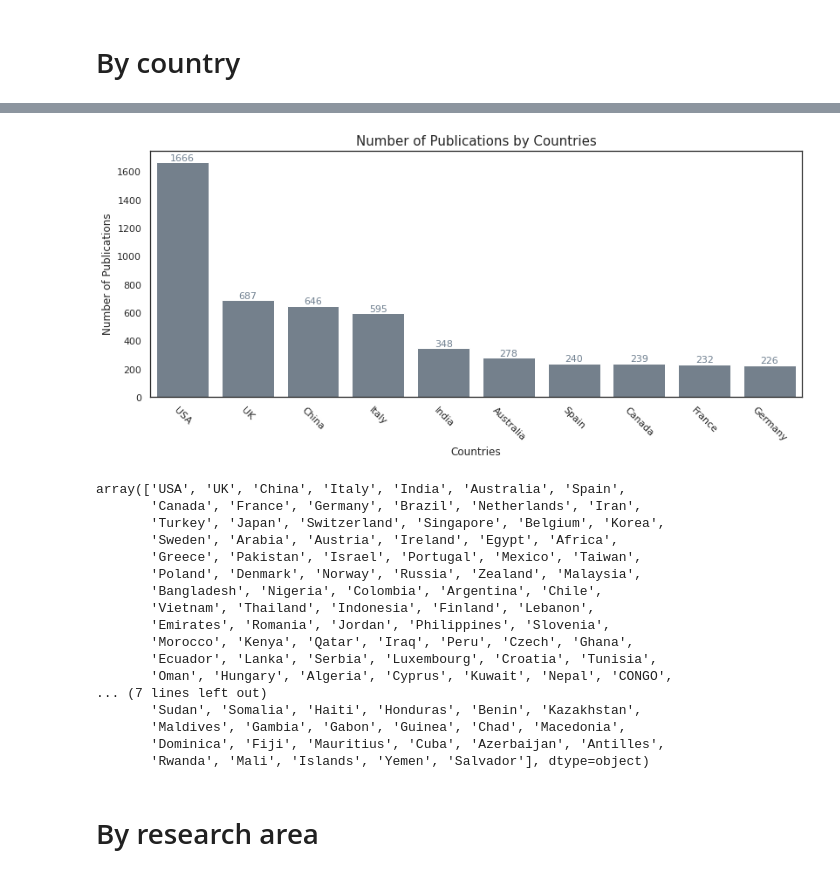
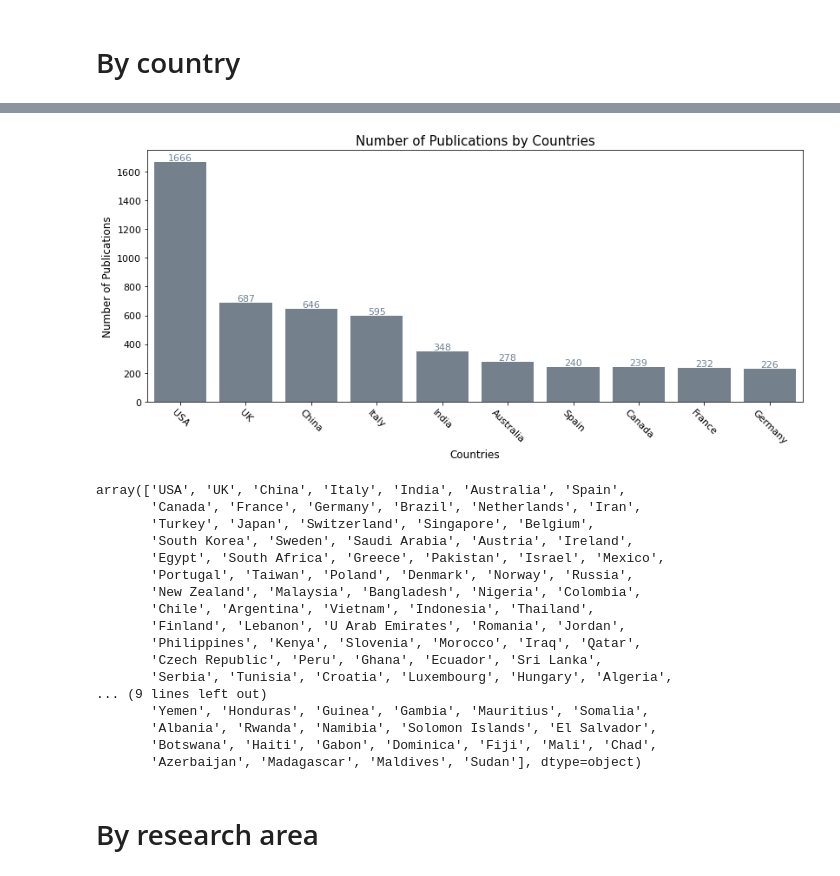
Before and after one commit to schneeboat/ana_2020, a Jupyter notebook: bibliographic_cov19_2020.ipynb, the cells around one changed output, grey strips where cells are left out. Saved outputs shown, nothing was run; the diff lists cells and outputs as text; code cells hidden in the pictures.

```diff
--- a/bibliographic_cov19_2020.ipynb
+++ b/bibliographic_cov19_2020.ipynb
@@ -178,3 +178,31 @@ set([i for j in data_inst.C1 for i in j])
  ...}
 # %% [markdown]
 # By country
+# %%
+data_country = data[['C1']].dropna()
+data_country.C1 = data_country.C1.apply(lambda x: re.sub(r"\[(.*?)\] ", "", x).split('; ')).to_list()
+
+data_country['country']=[list(set(i)) for i in [[j.split(', ')[-1] for j in i] for i in data_country.C1]]
+
+def replace(string):
+  if 'USA' in string:
+    return 'USA'
+  elif 'North Ireland' in string:
+    return 'UK'
+  elif 'Wales' in string:
+    return 'UK'
+  elif 'Scotland' in string:
+    return 'UK'
+  elif 'England' in string:
+    return 'UK'
+  elif 'P. R. China' in string:
+    return 'China'
+  elif 'Peoples R China' in string:
+    return 'China'
+
+  else:
+    return string
+
+data_country['replace'] = [[replace(i) for i in j] for j in data_country['country']]
+data_country['replace'] = [list(set(i)) for i in data_country['replace']]
+data_country['replace']
@@ -181,48 +222,44 @@ set([i for j in data_inst.C1 for i in j])
 # %%
-data_country = data[['C1']].dropna()
-data_country.C1 = data_country.C1.apply(lambda x: re.sub(r"\[(.*?)\] ", "", x).split('; ')).to_list()
-country_replace = [[i.replace('North Ireland', 'UK').replace('Wales','UK').replace('Scotland', 'UK').replace('England', 'UK').replace('Czech Republic','Czech')
-                          for i in x] for x in data_country.C1]
-data_country['country']=[list(set(i)) for i in [[j.split()[-1] for j in i] for i in country_replace]]
-data_country_all = data_country.explode('country')['country'].value_counts().rename_axis('Countries').reset_index(name='Count')
+data_country_all = data_country.explode('replace')['replace'].value_counts().rename_axis('Countries').reset_index(name='Count')
 data_country_10 = data_country_all[0:10]
+
 
 plt.figure(figsize=(11.5,5.5))
 g=sns.barplot(x=data_country_10.Countries, y=data_country_10.Count, color='slategrey')
 plt.xlabel('Countries',fontsize=12)
 plt.ylabel('Number of Publications',fontsize=12)
 plt.xticks(fontsize=11, rotation = -45)
 plt.yticks(fontsize=11)
 for p in g.patches:
              g.annotate("%1.0f" % p.get_height(), (p.get_x() + p.get_width() / 2., p.get_height()),
              ha='center', va='center', fontsize=11, color='slategrey',xytext=(0, 5), textcoords='offset points')
 
 plt.title('Number of Publications by Countries', fontsize=15)
 plt.tight_layout()
 plt.savefig('doc_country.jpg')
 plt.show()
 # %% [output]
-[figure, old version]
+[figure, new version]
 # %%
 data_country_all.Countries.unique()
 # %% [output]
 array(['USA', 'UK', 'China', 'Italy', 'India', 'Australia', 'Spain',
        'Canada', 'France', 'Germany', 'Brazil', 'Netherlands', 'Iran',
-       'Turkey', 'Japan', 'Switzerland', 'Singapore', 'Belgium', 'Korea',
-       'Sweden', 'Arabia', 'Austria', 'Ireland', 'Egypt', 'Africa',
-       'Greece', 'Pakistan', 'Israel', 'Portugal', 'Mexico', 'Taiwan',
-       'Poland', 'Denmark', 'Norway', 'Russia', 'Zealand', 'Malaysia',
-       'Bangladesh', 'Nigeria', 'Colombia', 'Argentina', 'Chile',
-       'Vietnam', 'Thailand', 'Indonesia', 'Finland', 'Lebanon',
-       'Emirates', 'Romania', 'Jordan', 'Philippines', 'Slovenia',
-       'Morocco', 'Kenya', 'Qatar', 'Iraq', 'Peru', 'Czech', 'Ghana',
-       'Ecuador', 'Lanka', 'Serbia', 'Luxembourg', 'Croatia', 'Tunisia',
-       'Oman', 'Hungary', 'Algeria', 'Cyprus', 'Kuwait', 'Nepal', 'CONGO',
-... (7 lines left out)
-       'Sudan', 'Somalia', 'Haiti', 'Honduras', 'Benin', 'Kazakhstan',
-       'Maldives', 'Gambia', 'Gabon', 'Guinea', 'Chad', 'Macedonia',
-       'Dominica', 'Fiji', 'Mauritius', 'Cuba', 'Azerbaijan', 'Antilles',
-       'Rwanda', 'Mali', 'Islands', 'Yemen', 'Salvador'], dtype=object)
+       'Turkey', 'Japan', 'Switzerland', 'Singapore', 'Belgium',
+       'South Korea', 'Sweden', 'Saudi Arabia', 'Austria', 'Ireland',
+       'Egypt', 'South Africa', 'Greece', 'Pakistan', 'Israel', 'Mexico',
+       'Portugal', 'Taiwan', 'Poland', 'Denmark', 'Norway', 'Russia',
+       'New Zealand', 'Malaysia', 'Bangladesh', 'Nigeria', 'Colombia',
+       'Chile', 'Argentina', 'Vietnam', 'Indonesia', 'Thailand',
+       'Finland', 'Lebanon', 'U Arab Emirates', 'Romania', 'Jordan',
+       'Philippines', 'Kenya', 'Slovenia', 'Morocco', 'Iraq', 'Qatar',
+       'Czech Republic', 'Peru', 'Ghana', 'Ecuador', 'Sri Lanka',
+       'Serbia', 'Tunisia', 'Croatia', 'Luxembourg', 'Hungary', 'Algeria',
+... (9 lines left out)
+       'Yemen', 'Honduras', 'Guinea', 'Gambia', 'Mauritius', 'Somalia',
+       'Albania', 'Rwanda', 'Namibia', 'Solomon Islands', 'El Salvador',
+       'Botswana', 'Haiti', 'Gabon', 'Dominica', 'Fiji', 'Mali', 'Chad',
+       'Azerbaijan', 'Madagascar', 'Maldives', 'Sudan'], dtype=object)
 # %%
 country_distr_map=data_country_all.to_excel('country_distr_map.xlsx')
 # %% [markdown]
```
Also changed, not shown: parts of 2 cells of this notebook.
